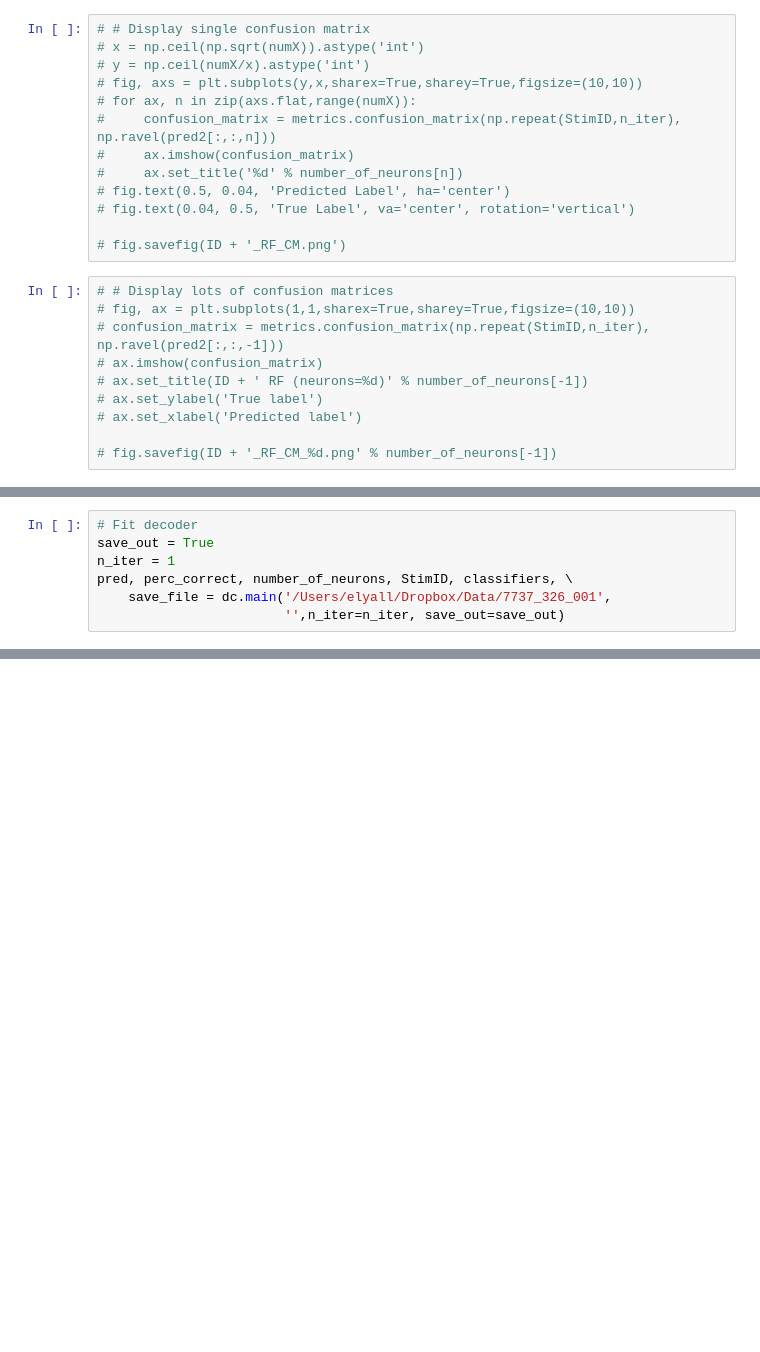
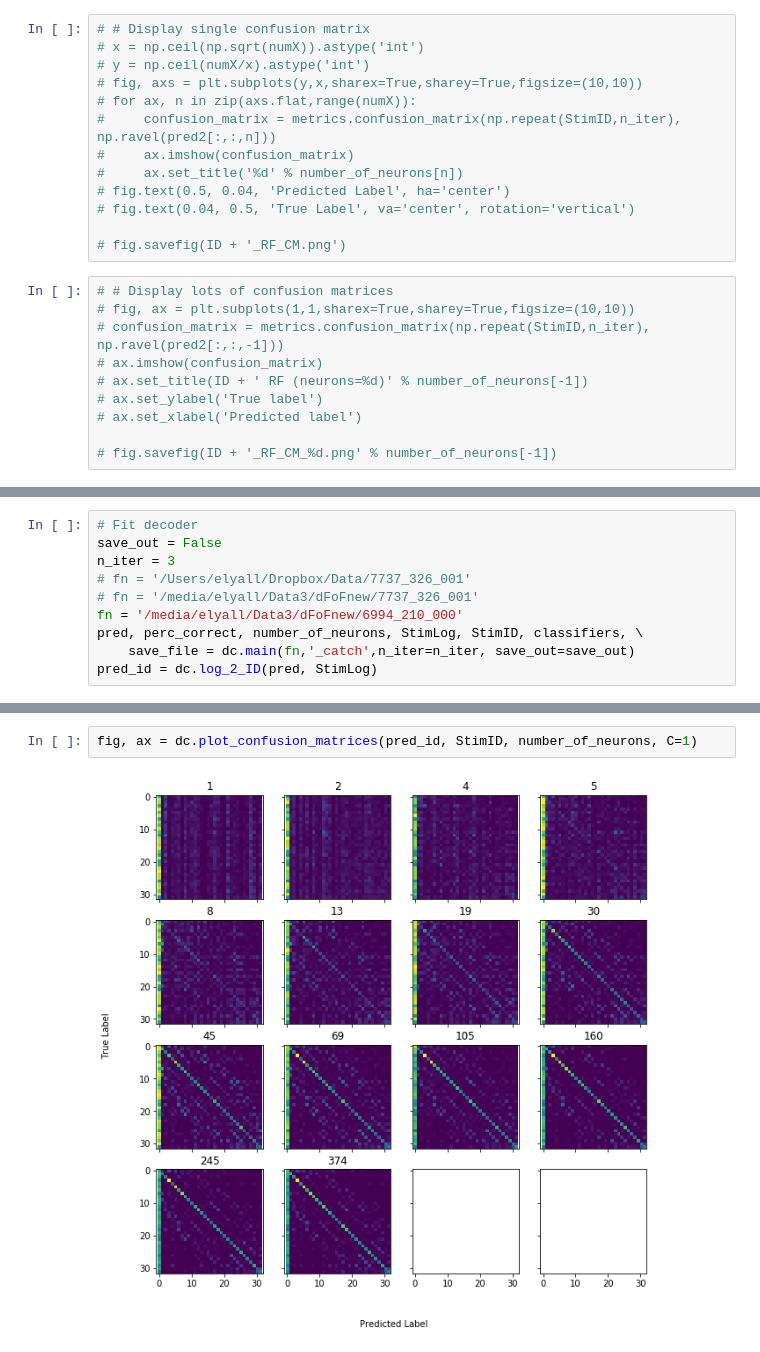
Before and after one commit to elyall/EvansCode, a Jupyter notebook: Analyses/Decoder/Decoder.ipynb, the cells around one changed output, grey strips where cells are left out. Cells and saved outputs as stored; diff of their text form; blank space fills up the shorter version.

```diff
--- a/Analyses/Decoder/Decoder.ipynb
+++ b/Analyses/Decoder/Decoder.ipynb
@@ -336,7 +315,10 @@ import decoder as dc
 # %%
 # Fit decoder
-save_out = True
-n_iter = 1
-pred, perc_correct, number_of_neurons, StimID, classifiers, \
-    save_file = dc.main('/Users/elyall/Dropbox/Data/7737_326_001',
-                        '',n_iter=n_iter, save_out=save_out)
+save_out = False
+n_iter = 3
+# fn = '/Users/elyall/Dropbox/Data/7737_326_001'
+# fn = '/media/elyall/Data3/dFoFnew/7737_326_001'
+fn = '/media/elyall/Data3/dFoFnew/6994_210_000'
+pred, perc_correct, number_of_neurons, StimLog, StimID, classifiers, \
+    save_file = dc.main(fn,'_catch',n_iter=n_iter, save_out=save_out)
+pred_id = dc.log_2_ID(pred, StimLog)
@@ -342,0 +345,4 @@ pred, perc_correct, number_of_neurons, StimID, classifiers, \
+# %%
+fig, ax = dc.plot_confusion_matrices(pred_id, StimID, number_of_neurons, C=1)
+# %% [output]
+[figure, added]
```
Also changed, not shown: parts of 6 cells of this notebook, 2 other files.
